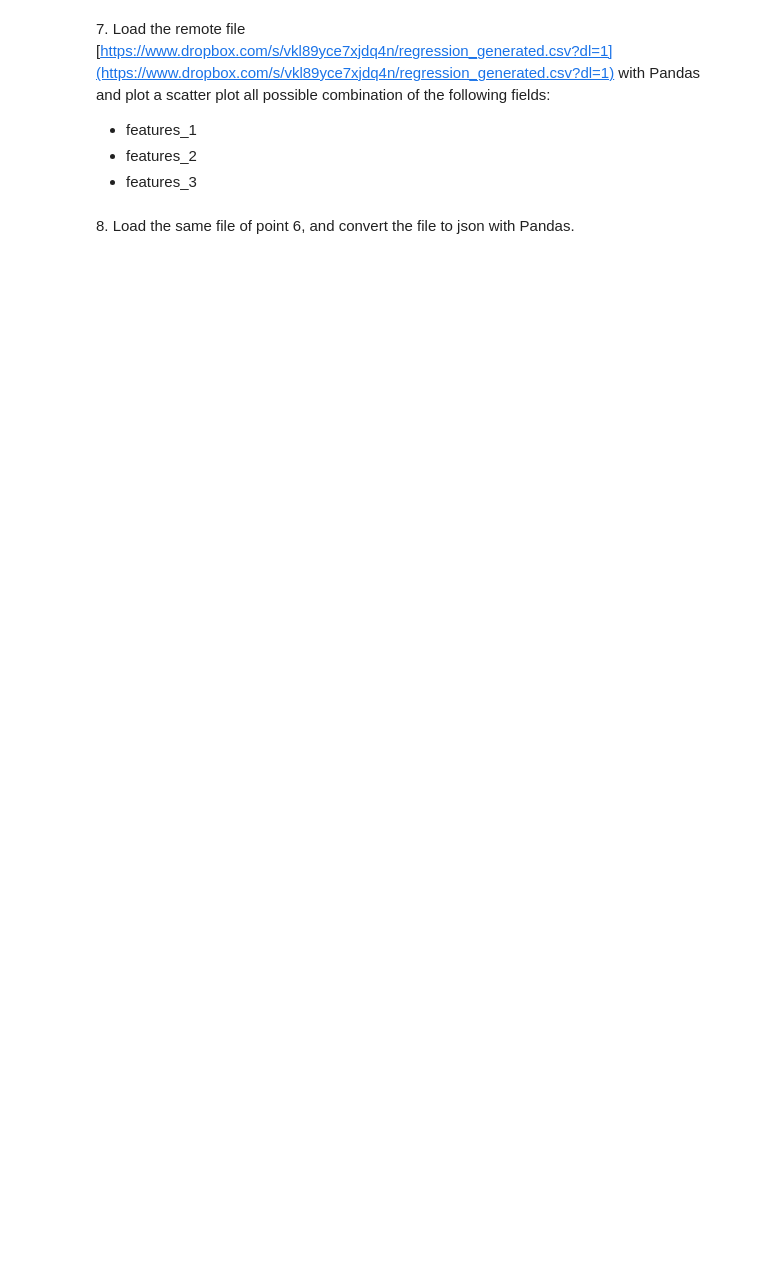
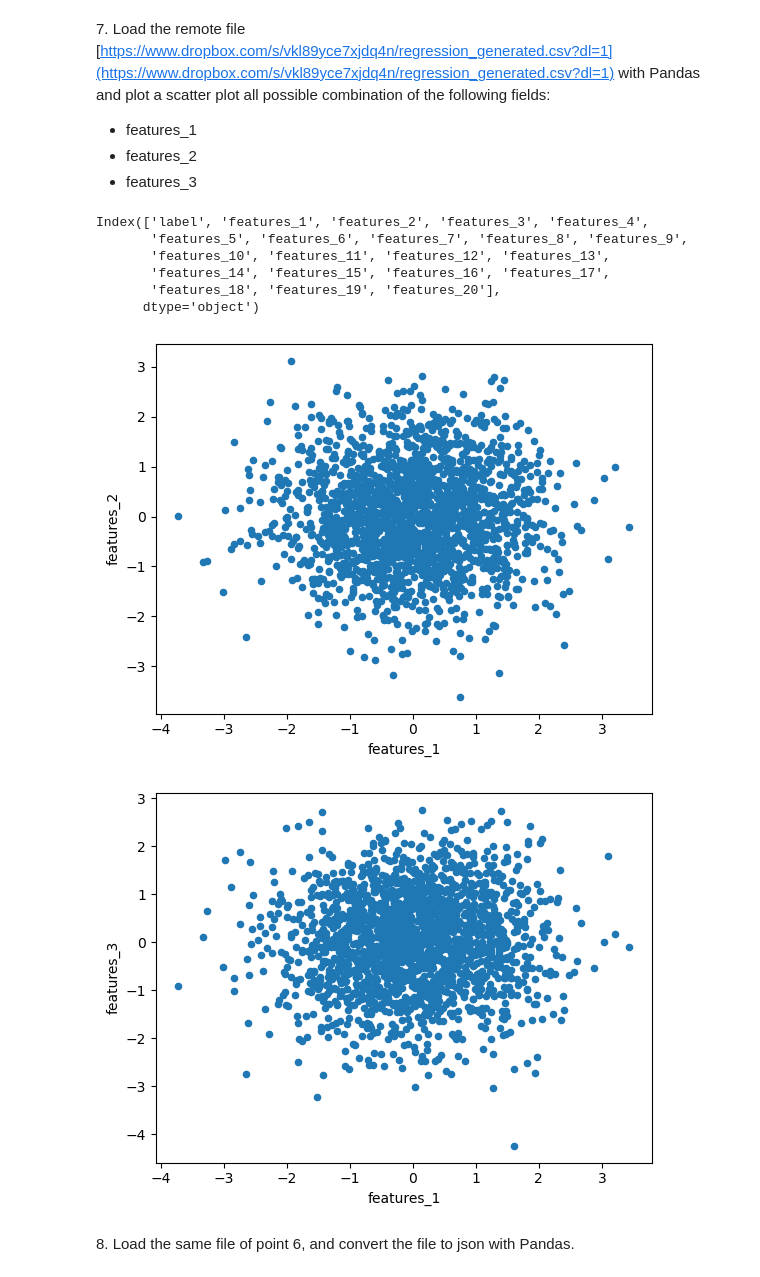
Before and after one commit to TPirazzo/TP_LaboratoryOfComputationalPhysics_Y7, a Jupyter notebook: 05ex_OSEMN.ipynb, the cells around one changed output. Drawn from its saved outputs; the diff is of its cells as text; code cells hidden in the pictures; blank space fills up the shorter version.

```diff
--- a/05ex_OSEMN.ipynb
+++ b/05ex_OSEMN.ipynb
@@ -58,5 +125,31 @@ Each character is composed by 6 bit (even the space) and the last 4 bit are just
   + features_1
   + features_2
   + features_3
+# %%
+
+# Define the url variable
+url_7 = "https://www.dropbox.com/s/vkl89yce7xjdq4n/regression_generated.csv?dl=1"
+
+# Import the remote file in a pandas dataframe
+with urllib.request.urlopen(url_7) as download:
+    d_for_plots = pd.read_csv(download)
+
+# Print the header of the dataframe
+print(d_for_plots.columns)
+
+# Print the required scatter plots
+for i in range(2,4):
+    y = "features_"+str(i)
+    x = "features_1"
+    d_for_plots.plot.scatter(x,y)
+# %% [output]
+Index(['label', 'features_1', 'features_2', 'features_3', 'features_4',
+       'features_5', 'features_6', 'features_7', 'features_8', 'features_9',
+       'features_10', 'features_11', 'features_12', 'features_13',
+       'features_14', 'features_15', 'features_16', 'features_17',
+       'features_18', 'features_19', 'features_20'],
+      dtype='object')
+[figure, added]
+[figure, added]
 # %% [markdown]
 8\. Load the same file of point 6, and convert the file to json with Pandas.
```
Also changed, not shown: parts of 5 cells of this notebook, 12 other files.
